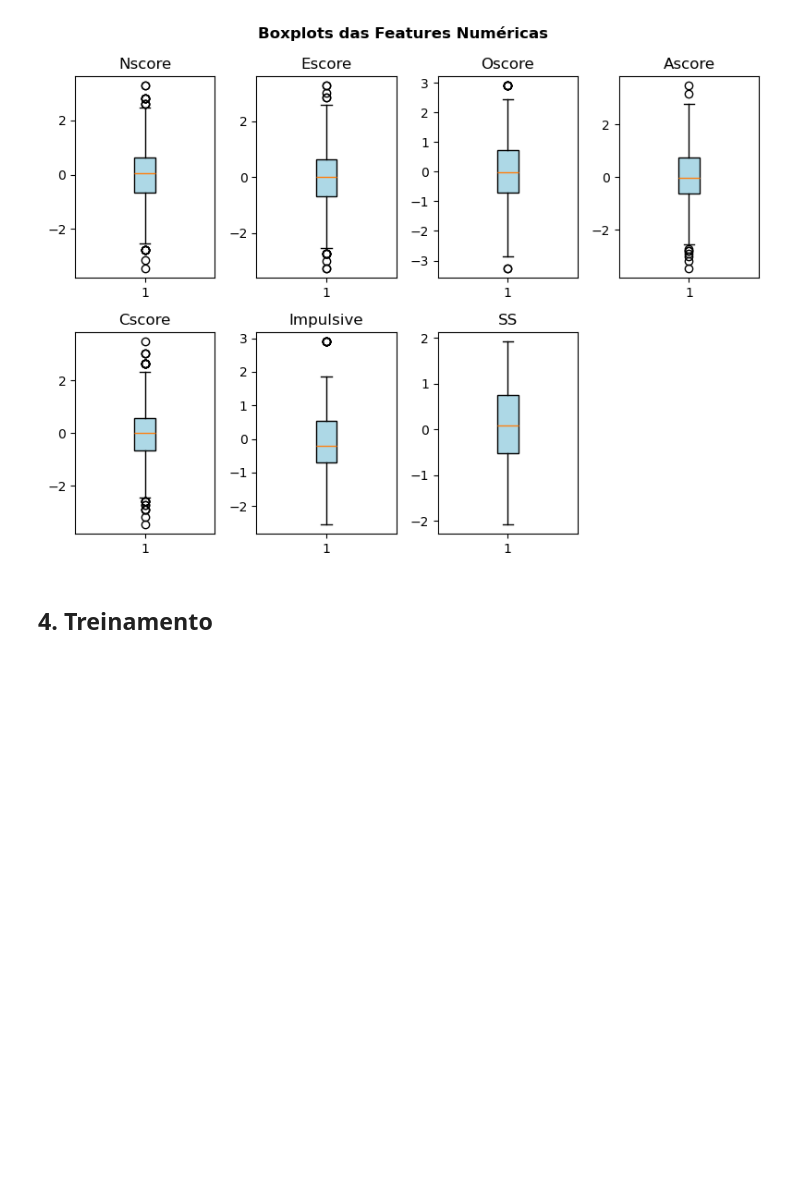
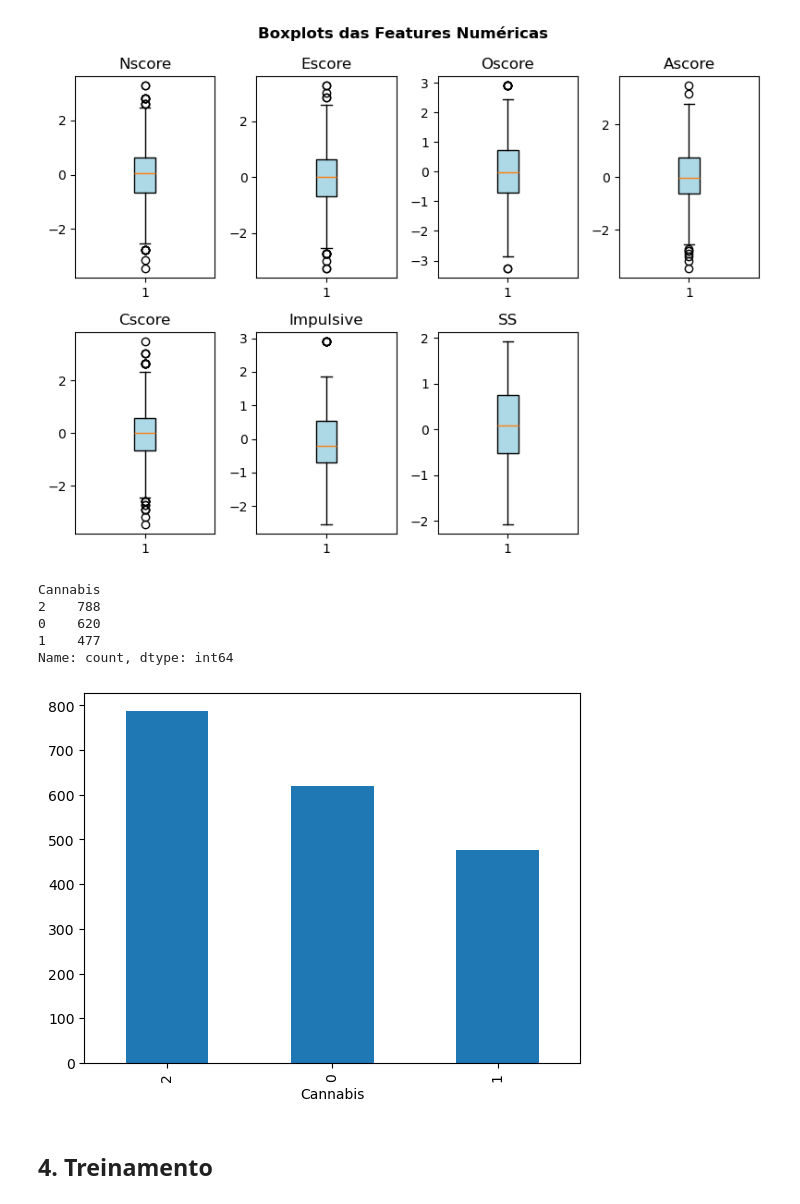
Before and after one commit to lucsol1/PGCC009, a Jupyter notebook: estudo_dirigido6/estudo_dirigido6.ipynb, the cells around one changed output. Cells and saved outputs as stored; diff of their text form; code cells hidden in the pictures; blank space fills up the shorter version.

```diff
--- a/estudo_dirigido6/estudo_dirigido6.ipynb
+++ b/estudo_dirigido6/estudo_dirigido6.ipynb
@@ -176,21 +176,33 @@ X = df[features_colunas]
 # %%
-def agrupar_classes(val):
+def group_classes(val):
      # CL0 e CL1
     if val in [0, 1]:
         return 0
     # CL2 e CL3
     elif val in [2, 3]:
         return 1
     # CL4, CL5, CL6
     else:
         return 2
 
-y = df['Cannabis'].apply(agrupar_classes)
+y = df['Cannabis'].apply(group_classes)
 
 # def agrupar_binario(val):
 #     return 1 if val >= 4 else 0
 
 # y = df['Cannabis'].apply(agrupar_binario)
+classes_count = y.value_counts()
+print(classes_count)
+
+classes_count.plot(kind='bar')
+plt.show()
+# %% [output]
+Cannabis
+2    788
+0    620
+1    477
+Name: count, dtype: int64
+[figure, added]
 # %% [markdown]
 ## 4. Treinamento
 # %%
```
Also changed, not shown: parts of 3 cells of this notebook.
